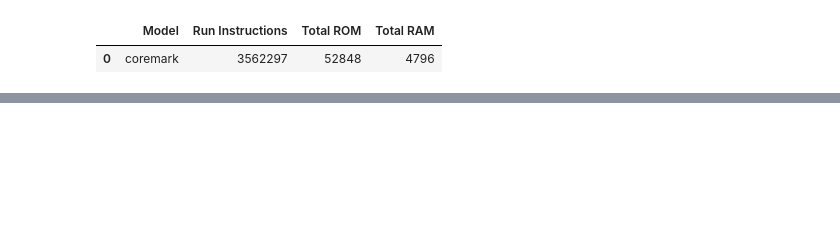
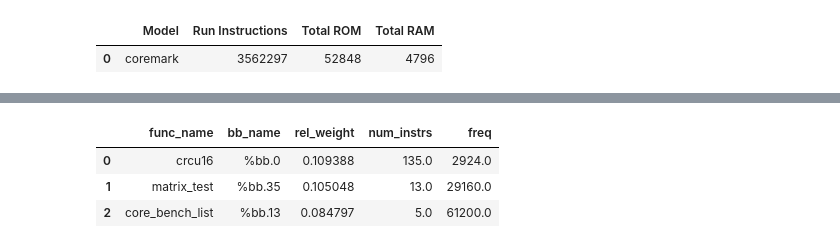
Before and after one commit to PhilippvK/isaac-demo, a Jupyter notebook: Demo.ipynb, the cells around one changed output, grey strips where cells are left out. Cells and saved outputs as stored; diff of their text form; code cells hidden in the pictures; blank space fills up the shorter version.

```diff
--- a/Demo.ipynb
+++ b/Demo.ipynb
@@ -29 +11,22 @@ REPORT = f"{MLONMCU_HOME}/results/unnamed_20241105T125241.csv"
+# %%
+OUT_DIR_BASE = "out"
+BENCH = "coremark"
+DATE = "latest"
+# %%
+BENCH_DIR = Path(OUT_DIR_BASE) / BENCH
+assert BENCH_DIR.is_dir()
+if DATE == "latest":
+    dates = [f for f in BENCH_DIR.iterdir() if f.is_dir()]
+    assert len(dates) > 0
+    if len(dates) == 1:
+        DATE = dates[0].name
+    else:
+        raise NotImplementedError("date lookup")
+DATE_DIR = BENCH_DIR / DATE
+assert DATE_DIR.is_dir()
+RUN = DATE_DIR / "run"
+SESS = DATE_DIR / "sess"
+WORK = DATE_DIR / "work"
+
+PLOTS_DIR = SESS / "plots"
 # %%
@@ -43,0 +60,10 @@ pd.read_csv(Rwork/crcu16_%bb.0_0/pie.csv
+# %%
+CHOICES = SESS / "table" / "choices.pkl"
+
+choices_df = pd.read_pickle(CHOICES)
+choices_df
+# %% [output]
+|  | func_name | bb_name | rel_weight | num_instrs | freq |
+| 0 | crcu16 | %bb.0 | 0.109388 | 135.0 | 2924.0 |
+| 1 | matrix_test | %bb.35 | 0.105048 | 13.0 | 29160.0 |
+| 2 | core_bench_list | %bb.13 | 0.084797 | 5.0 | 61200.0 |
```
Also changed, not shown: parts of 26 cells of this notebook.
